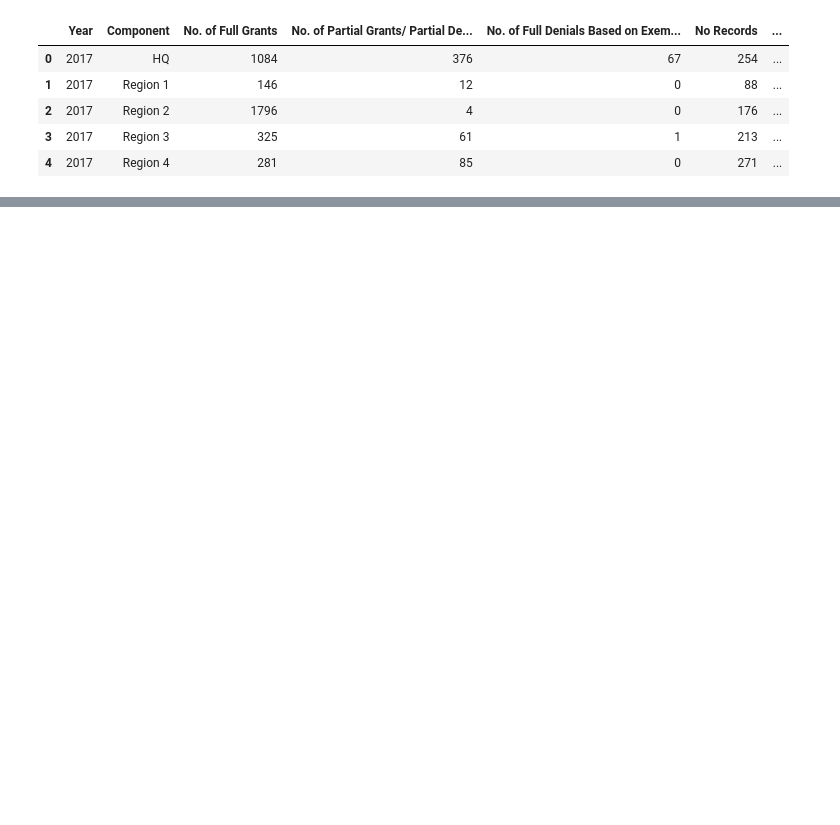
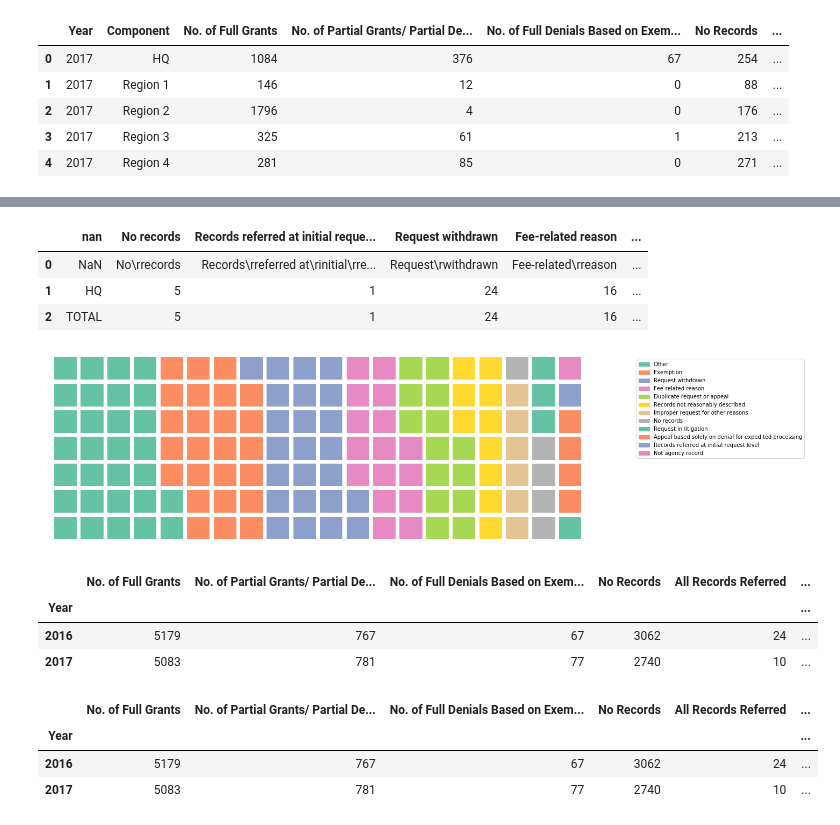
Before and after one commit to cfelke/data-studio, a Jupyter notebook: code/01_FOIA_requests/FOIA requests.ipynb, the cells around one changed output, grey strips where cells are left out. Saved outputs shown, nothing was run; the diff lists cells and outputs as text; code cells hidden in the pictures; blank space fills up the shorter version.

```diff
--- a/code/01_FOIA_requests/FOIA requests.ipynb
+++ b/code/01_FOIA_requests/FOIA requests.ipynb
@@ -331,0 +498,10 @@ print(soup_doc.prettify())
+# %%
+df_reasons2017 = pd.read_csv('tabula-2017_other_foia_annual_report.csv')
+df_reasons2017.columns = df_reasons2017.iloc[0]
+df_reasons2017['Exemption'] = 25
+df_reasons2017
+# %% [output]
+|  | nan | No records | Records referred at initial reque... | Request withdrawn | Fee-related reason | ... |
+| 0 | NaN | No\rrecords | Records\rreferred at\rinitial\rre... | Request\rwithdrawn | Fee-related\rreason | ... |
+| 1 | HQ | 5 | 1 | 24 | 16 | ... |
+| 2 | TOTAL | 5 | 1 | 24 | 16 | ... |
@@ -331,0 +516,22 @@ print(soup_doc.prettify())
+# %%
+df_reasons2017 = pd.DataFrame({
+    'Type_of_reason':['Other', 'Exemption', 'Request withdrawn', 'Fee-related reason', 'Duplicate request or appeal', 'Records not reasonably described', 'Improper request for other reasons', 'No records', 'Request in litigation', 'Appeal based solely on denial for expedited processing', 'Records referred at initial request level', 'Not agency record'],
+    'Number': [30, 25, 24, 16, 14, 10, 6, 5, 4, 4, 1, 0]
+})
+# %%
+fig = plt.figure(
+    FigureClass=Waffle,
+    rows=7,
+    values=df_reasons2017.Number.astype(int),
+    #values = eval(values)
+    labels=list(df_reasons2017.Type_of_reason),
+    figsize=(20, 15),
+    legend={'loc': 'upper left', 'bbox_to_anchor': (1.1, 1)}
+)
+plt.rcParams.update({
+    'pdf.fonttype': 42,
+    'ps.fonttype': 42})
+plt.savefig('Legend_Appeals_Denial.pdf')
+plt.show()
+# %% [output]
+[figure, added]
@@ -331,0 +540,7 @@ print(soup_doc.prettify())
+# %%
+requests.head()
+# %% [output]
+|  | No. of Full Grants | No. of Partial Grants/ Partial De... | No. of Full Denials Based on Exem... | No Records | All Records Referred | ... |
+| Year |  |  |  |  |  | ... |
+| 2016 | 5179 | 767 | 67 | 3062 | 24 | ... |
+| 2017 | 5083 | 781 | 77 | 2740 | 10 | ... |
@@ -331,0 +553,7 @@ print(soup_doc.prettify())
+# %%
+requests.head()
+# %% [output]
+|  | No. of Full Grants | No. of Partial Grants/ Partial De... | No. of Full Denials Based on Exem... | No Records | All Records Referred | ... |
+| Year |  |  |  |  |  | ... |
+| 2016 | 5179 | 767 | 67 | 3062 | 24 | ... |
+| 2017 | 5083 | 781 | 77 | 2740 | 10 | ... |
```
Also changed, not shown: parts of 65 cells of this notebook, 17 other files.
